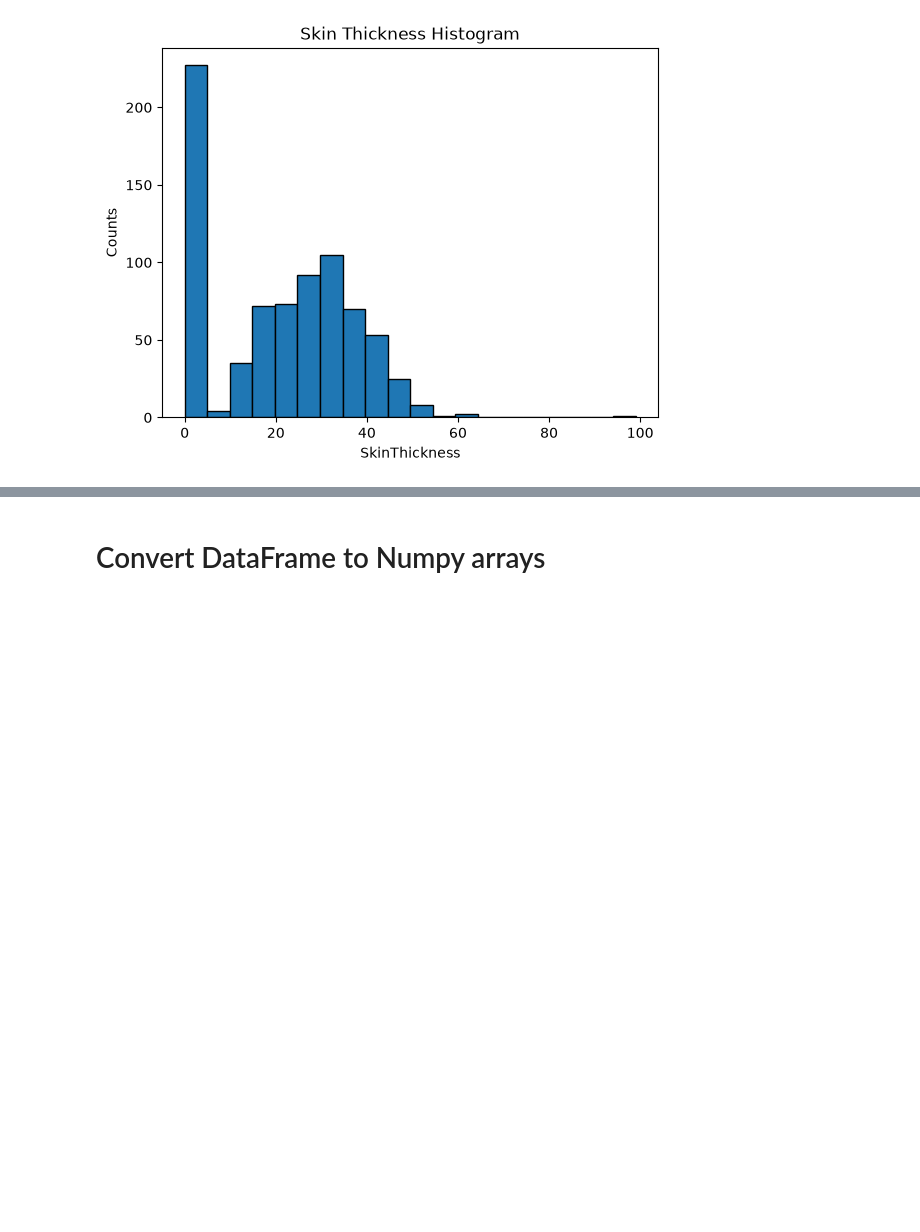
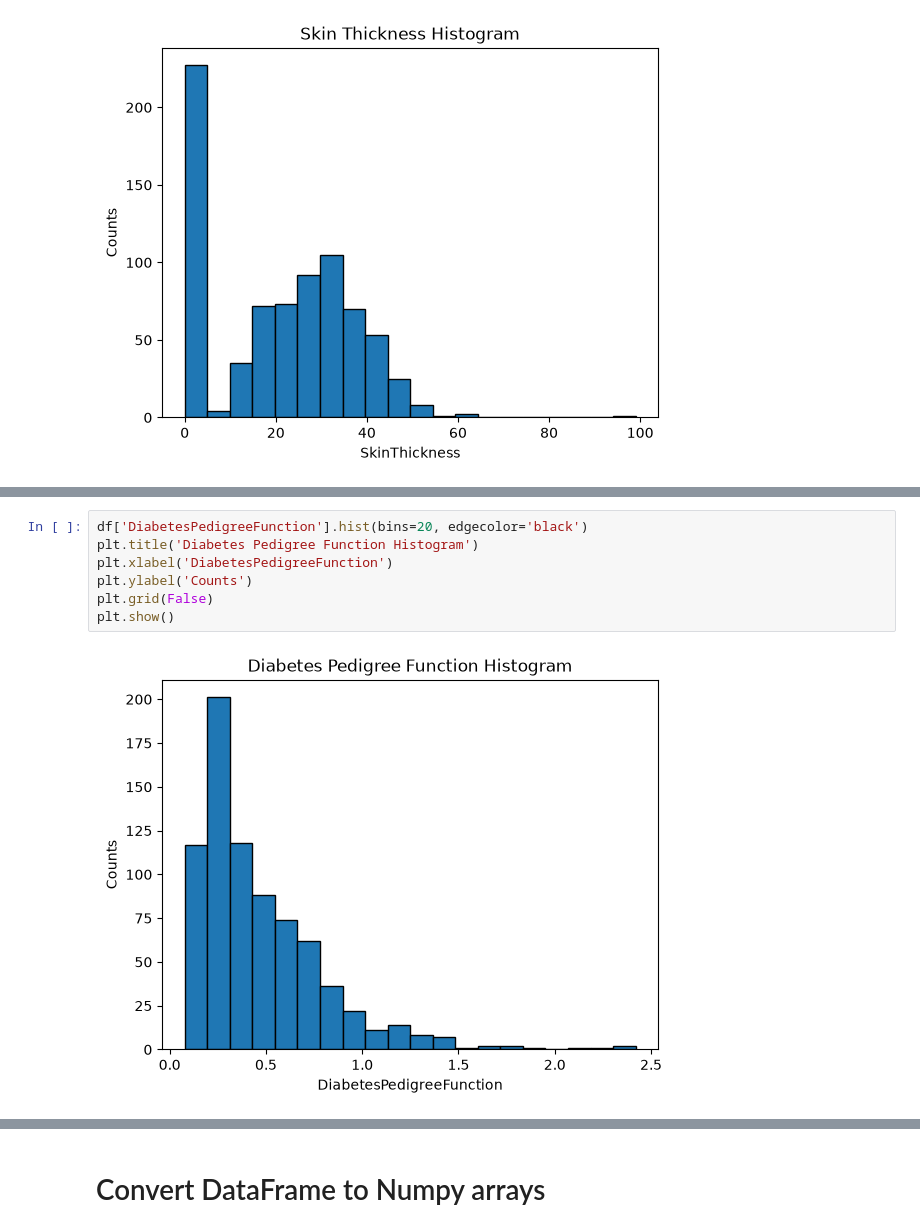
Before and after one commit to sakisv/msc_dws, a Jupyter notebook: 101-MachineLearning/01-SupervisedLearning/ML Project Template.ipynb, the cells around one changed output, grey strips where cells are left out. Drawn from its saved outputs; the diff is of its cells as text; blank space fills up the shorter version.

```diff
--- a/101-MachineLearning/01-SupervisedLearning/ML Project Template.ipynb
+++ b/101-MachineLearning/01-SupervisedLearning/ML Project Template.ipynb
@@ -101,0 +102,9 @@ plt.show()
+# %%
+df['DiabetesPedigreeFunction'].hist(bins=20, edgecolor='black')
+plt.title('Diabetes Pedigree Function Histogram')
+plt.xlabel('DiabetesPedigreeFunction')
+plt.ylabel('Counts')
+plt.grid(False)
+plt.show()
+# %% [output]
+[figure, added]
```
Also changed, not shown: parts of 3 cells of this notebook.
